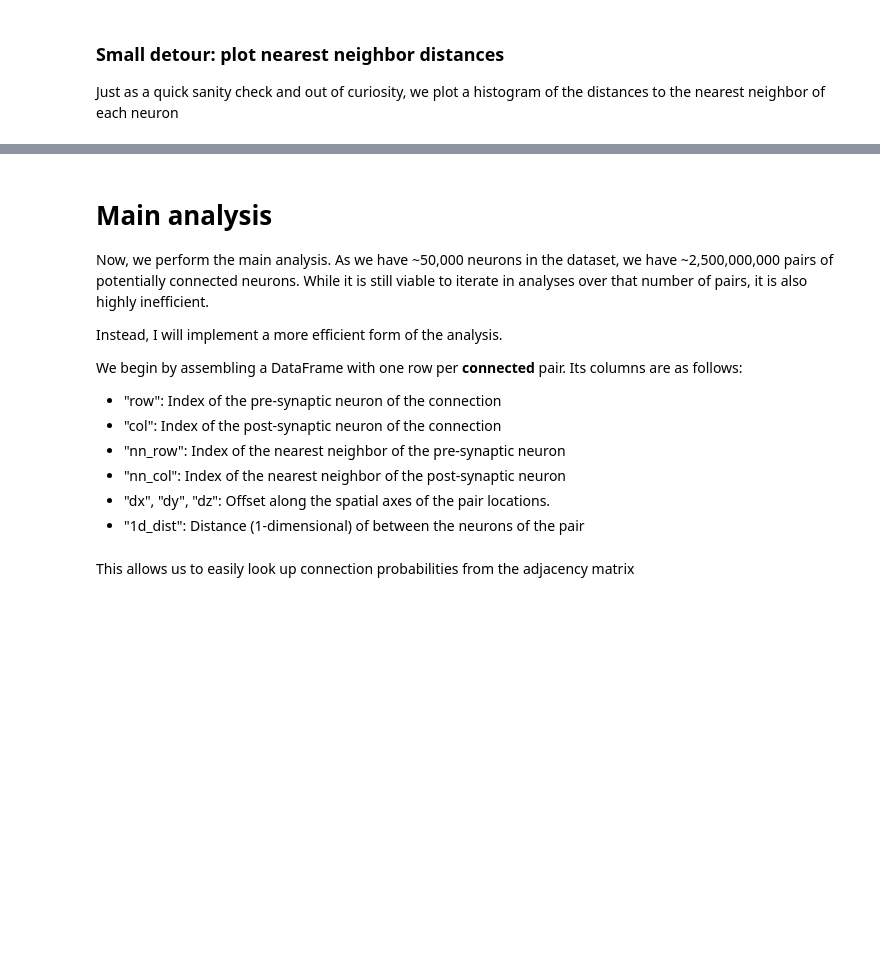
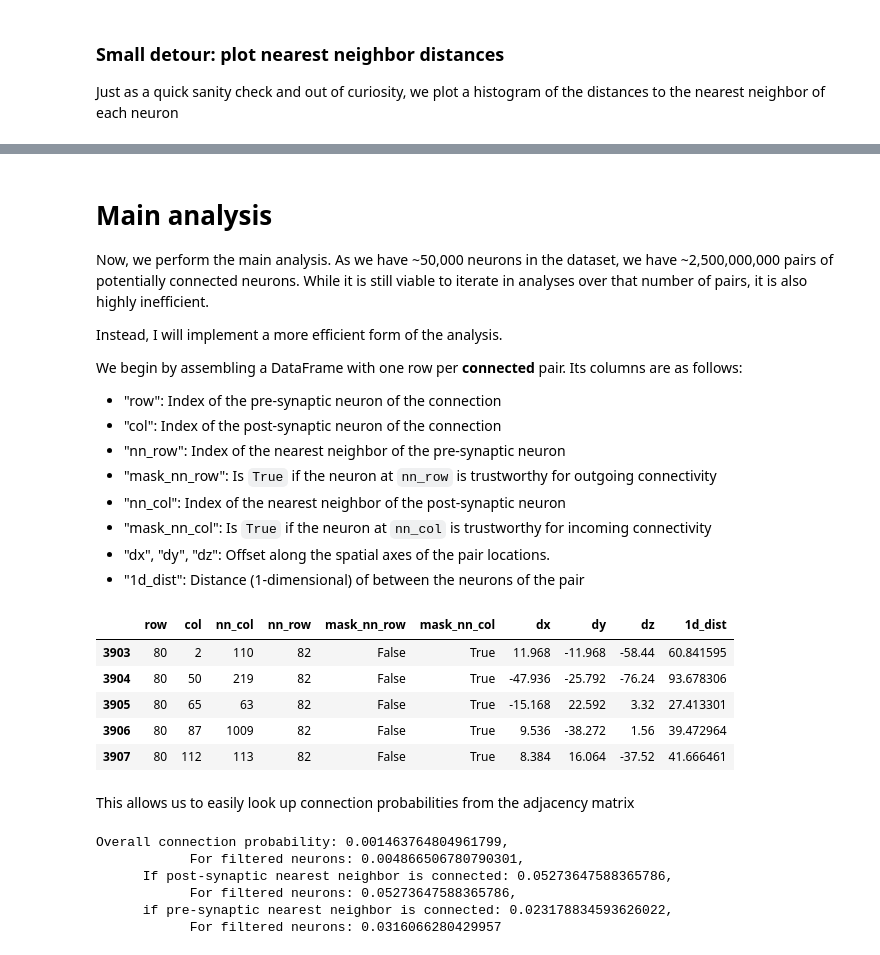
Before and after one commit to MWolfR/local_connectivity_model, a Jupyter notebook: src/Nearest neighbor 1d prob increase.ipynb, the cells around one changed output, grey strips where cells are left out. Drawn from its saved outputs; the diff is of its cells as text; code cells hidden in the pictures; blank space fills up the shorter version.

```diff
--- a/src/Nearest neighbor 1d prob increase.ipynb
+++ b/src/Nearest neighbor 1d prob increase.ipynb
@@ -87,28 +161,47 @@ We begin by assembling a DataFrame with one row per **connected** pair. Its colu
   - "row": Index of the pre-synaptic neuron of the connection
   - "col": Index of the post-synaptic neuron of the connection
   - "nn_row": Index of the nearest neighbor of the pre-synaptic neuron
+  - "mask_nn_row": Is `True` if the neuron at `nn_row` is trustworthy for outgoing connectivity
   - "nn_col": Index of the nearest neighbor of the post-synaptic neuron
+  - "mask_nn_col": Is `True` if the neuron at `nn_col` is trustworthy for incoming connectivity
   - "dx", "dy", "dz": Offset along the spatial axes of the pair locations.
   - "1d_dist": Distance (1-dimensional) of between the neurons of the pair
 # %%
-# columns "row", and "col" are already part of the data structure we loaded inititally.
-edge_df = M._edge_indices.copy().reset_index(drop=True)
+def make_edge_df(M):
+    # columns "row", and "col" are already part of the data structure we loaded inititally.
+    edge_df = M._edge_indices.copy().reset_index(drop=True)
 
-# We can then look up "nn_row", "nn_col" from the array we assembled earlier
-edge_df["nn_col"] = nn_idx[M._edge_indices["col"]]
-edge_df["nn_row"] = nn_idx[M._edge_indices["row"]]
+    # We can then look up "nn_row", "nn_col" from the array we assembled earlier
+    edge_df["nn_col"] = nn_idx[M._edge_indices["col"]]
+    edge_df["nn_row"] = nn_idx[M._edge_indices["row"]]
 
-# M provides a function that yields for each connection the "x", "y" or "z" coordinate of the pre- and post-syn. neurons
-# We calculate their distances as "dx", "dy", "dz"
-for col_name in xyz:
-    per_edge_coords = M.edge_associated_vertex_properties(col_name)
-    edge_df["d" + col_name] = per_edge_coords["col"] - per_edge_coords["row"]
+    # We only consider entries that pass our filters we set up above.
+    edge_df = edge_df.loc[edge_df["row"].isin(index_row) & edge_df["col"].isin(index_col)]
 
-# 1-dimensional distance is easily calculated
-xyz_delta = ["dx", "dy", "dz"]
-edge_df["1d_dist"] = numpy.linalg.norm(edge_df[xyz_delta], axis=1)
+    # For some analyses more specific masks are needed: Do the various nn_row / nn_col entries pass the filters?
+    edge_df["mask_nn_row"] = edge_df["nn_row"].isin(index_row)
+    edge_df["mask_nn_col"] = edge_df["nn_col"].isin(index_col)
 
+    # M provides a function that yields for each connection the "x", "y" or "z" coordinate of the pre- and post-syn. neurons
+    # We calculate their distances as "dx", "dy", "dz"
+    for col_name in xyz:
+        per_edge_coords = M.edge_associated_vertex_properties(col_name)
+        edge_df["d" + col_name] = per_edge_coords["col"] - per_edge_coords["row"]
+
+    # 1-dimensional distance is easily calculated
+    xyz_delta = ["dx", "dy", "dz"]
+    edge_df["1d_dist"] = numpy.linalg.norm(edge_df[xyz_delta], axis=1)
+    return edge_df
+
+edge_df = make_edge_df(M)
 display(edge_df.head())
+# %% [output]
+|  | row | col | nn_col | nn_row | mask_nn_row | mask_nn_col | dx | dy | dz | 1d_dist |
+| 3903 | 80 | 2 | 110 | 82 | False | True | 11.968 | -11.968 | -58.44 | 60.841595 |
+| 3904 | 80 | 50 | 219 | 82 | False | True | -47.936 | -25.792 | -76.24 | 93.678306 |
+| 3905 | 80 | 65 | 63 | 82 | False | True | -15.168 | 22.592 | 3.32 | 27.413301 |
+| 3906 | 80 | 87 | 1009 | 82 | False | True | 9.536 | -38.272 | 1.56 | 39.472964 |
+| 3907 | 80 | 112 | 113 | 82 | False | True | 8.384 | 16.064 | -37.52 | 41.666461 |
 # %% [markdown]
 This allows us to easily look up connection probabilities from the adjacency matrix
 # %%
@@ -117,12 +210,27 @@ actual_con = M.matrix.tocsc().astype(bool)
 
 # Note that each row of the DataFrame represents one instance where the nearest neighbor of neuron B is connected to A.
 # Hence, we can use to easily look up the probability that B is also connected to A.
+prior_f_mean = actual_con[numpy.ix_(index_row, index_col)].mean()
 post_nn_con_mean = actual_con[edge_df["row"], edge_df["nn_col"]].mean()
+mask = edge_df["mask_nn_col"]
+post_nn_con_f_mean = actual_con[edge_df.loc[mask, "row"], edge_df.loc[mask, "nn_col"]].mean()
 pre_nn_con_mean = actual_con[edge_df["nn_row"], edge_df["col"]].mean()
+mask = edge_df["mask_nn_row"]
+pre_nn_con_f_mean = actual_con[edge_df.loc[mask, "nn_row"], edge_df.loc[mask, "col"]].mean()
 
 print(f"""Overall connection probability: {actual_con.mean()},
+            For filtered neurons: {prior_f_mean},
       If post-synaptic nearest neighbor is connected: {post_nn_con_mean},
-      if pre-synaptic nearest neighbor is connected: {pre_nn_con_mean}""")
+            For filtered neurons: {post_nn_con_f_mean},
+      if pre-synaptic nearest neighbor is connected: {pre_nn_con_mean},
+            For filtered neurons: {pre_nn_con_f_mean}""")
+# %% [output]
+Overall connection probability: 0.001463764804961799,
+            For filtered neurons: 0.004866506780790301,
+      If post-synaptic nearest neighbor is connected: 0.05273647588365786,
+            For filtered neurons: 0.05273647588365786,
+      if pre-synaptic nearest neighbor is connected: 0.023178834593626022,
+            For filtered neurons: 0.0316066280429957
 # %% [markdown]
 We see that the connection probability is drastically increased, especially if the post-synaptic nearest neighbor is connected.
 
```
Also changed, not shown: parts of 22 cells of this notebook, 1 other file.
